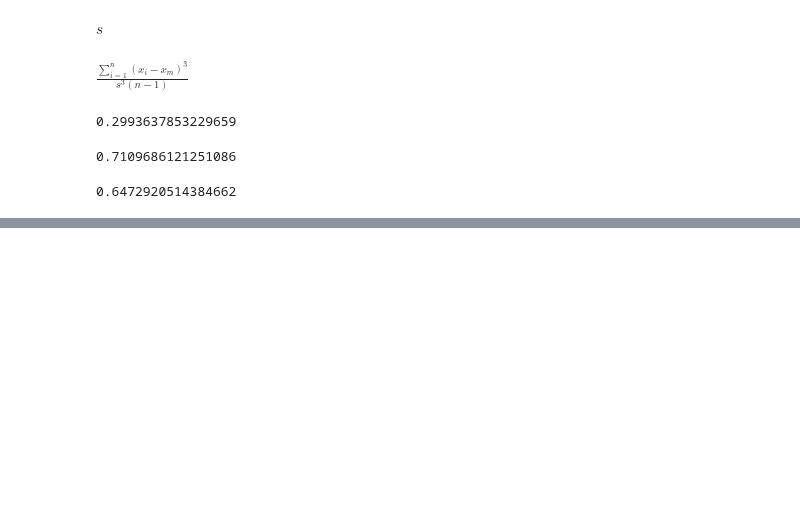
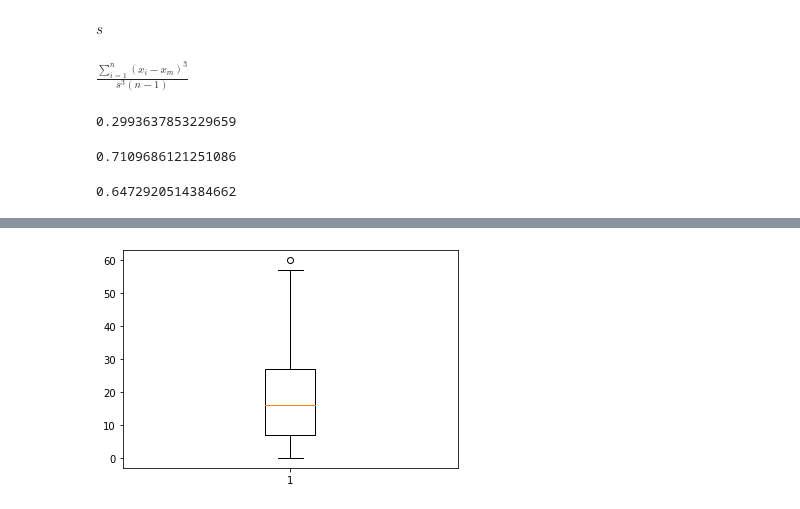
Before and after one commit to Jammal7/Introduction_to_Data_Science, a Jupyter notebook: GAMES/Introduction_to_Univariate_Statistics.ipynb, the cells around one changed output, grey strips where cells are left out. Saved outputs shown, nothing was run; the diff lists cells and outputs as text; code cells hidden in the pictures; blank space fills up the shorter version.

```diff
--- a/GAMES/Introduction_to_Univariate_Statistics.ipynb
+++ b/GAMES/Introduction_to_Univariate_Statistics.ipynb
@@ -304,0 +330,4 @@ sns.stripplot(x = salaries["yrs.service"], color='blue', alpha=0.5, size=4);
+# %%
+plt.boxplot(salaries["yrs.service"]);
+# %% [output]
+[figure, added]
```
Also changed, not shown: parts of 50 cells of this notebook.
